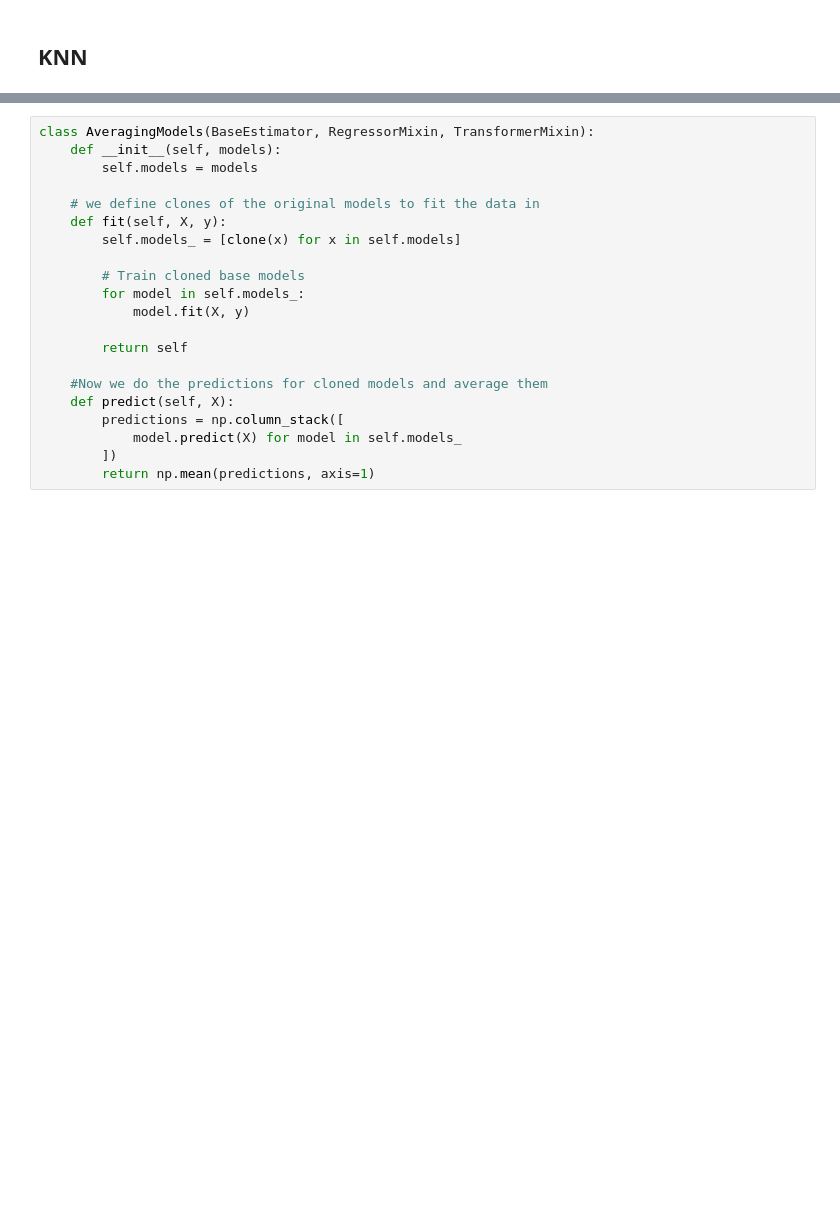
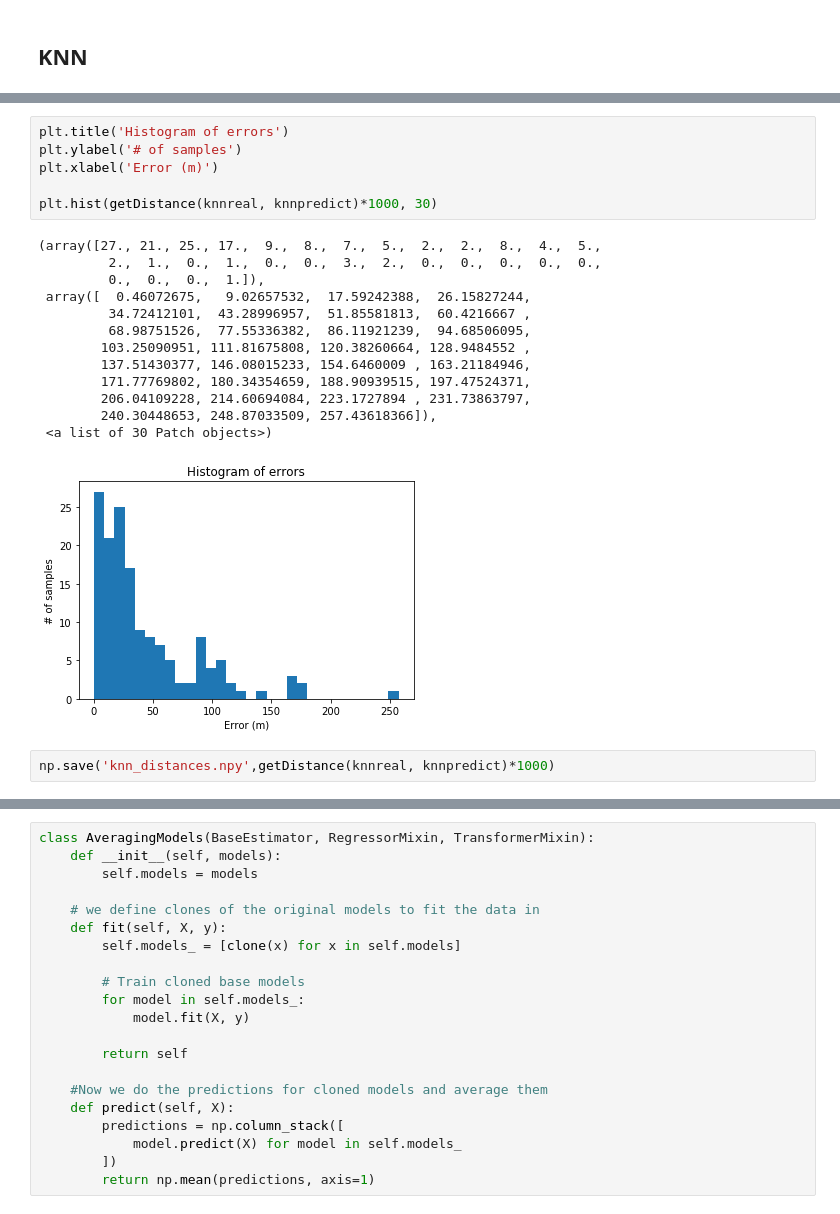
Before and after one commit to arma29/c-moveis, a Jupyter notebook: RegressorsTest.ipynb, the cells around one changed output, grey strips where cells are left out. Cells and saved outputs as stored; diff of their text form; blank space fills up the shorter version.

```diff
--- a/RegressorsTest.ipynb
+++ b/RegressorsTest.ipynb
@@ -256,3 +274,25 @@ print(getDistance(knnreal, knnpredict).mean())
+# %%
+plt.title('Histogram of errors')
+plt.ylabel('# of samples')
+plt.xlabel('Error (m)')
+
+plt.hist(getDistance(knnreal, knnpredict)*1000, 30)
+# %% [output]
+(array([27., 21., 25., 17.,  9.,  8.,  7.,  5.,  2.,  2.,  8.,  4.,  5.,
+         2.,  1.,  0.,  1.,  0.,  0.,  3.,  2.,  0.,  0.,  0.,  0.,  0.,
+         0.,  0.,  0.,  1.]),
+ array([  0.46072675,   9.02657532,  17.59242388,  26.15827244,
+         34.72412101,  43.28996957,  51.85581813,  60.4216667 ,
+         68.98751526,  77.55336382,  86.11921239,  94.68506095,
+        103.25090951, 111.81675808, 120.38260664, 128.9484552 ,
+        137.51430377, 146.08015233, 154.6460009 , 163.21184946,
+        171.77769802, 180.34354659, 188.90939515, 197.47524371,
+        206.04109228, 214.60694084, 223.1727894 , 231.73863797,
+        240.30448653, 248.87033509, 257.43618366]),
+ <a list of 30 Patch objects>)
+[figure, added]
+# %%
+np.save('knn_distances.npy',getDistance(knnreal, knnpredict)*1000)
 # %%
 figure(num=None, figsize=(6, 4), dpi=80, facecolor='w', edgecolor='k')
 
```
Also changed, not shown: parts of 26 cells of this notebook, 2 other files.
